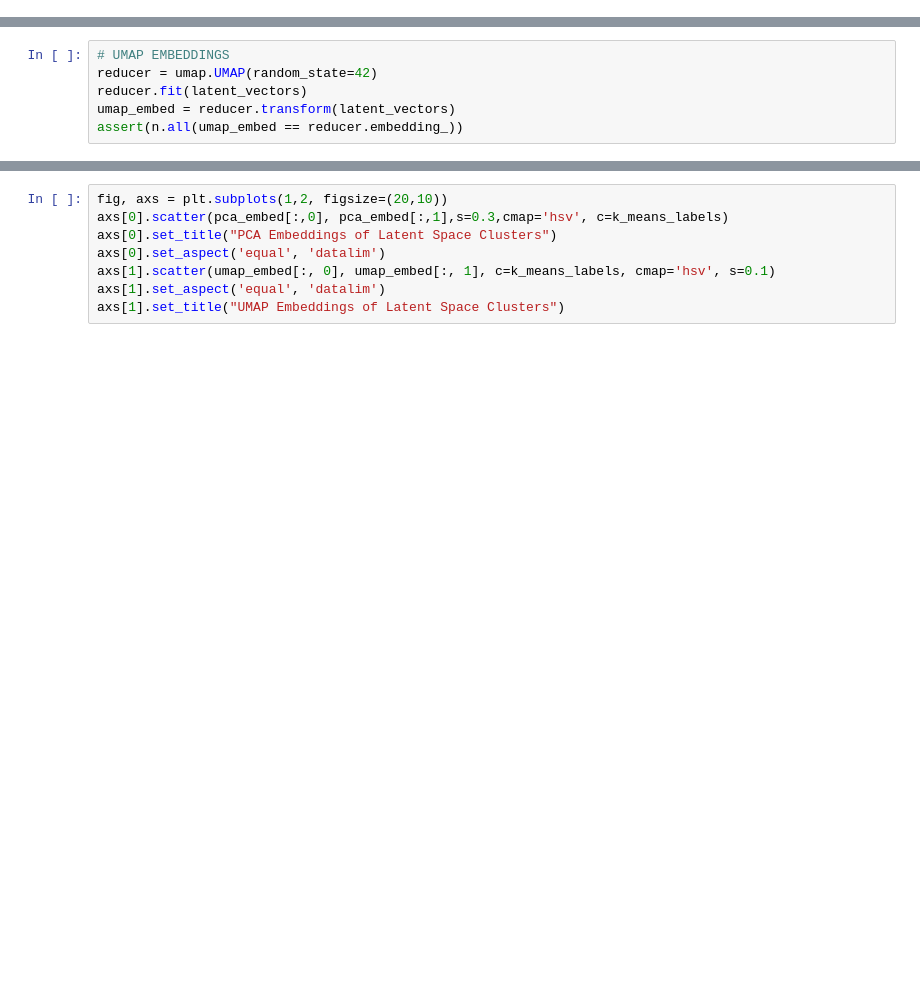
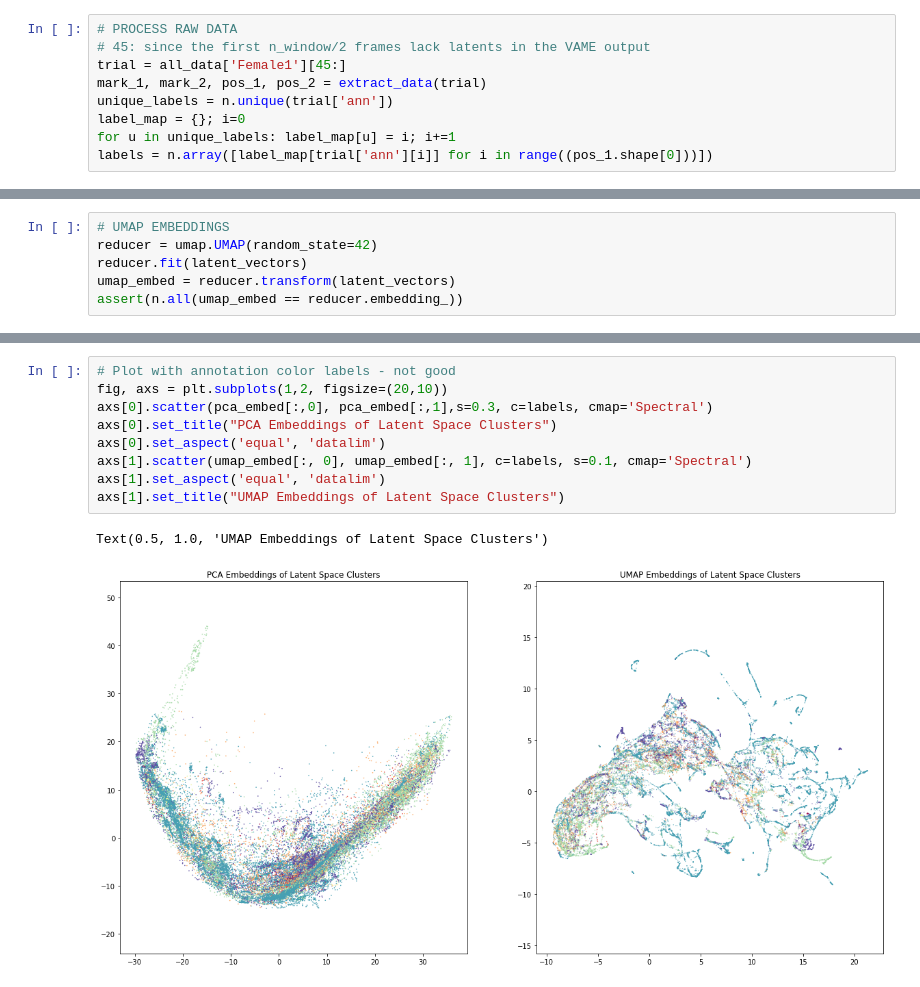
Before and after one commit to alihaydaroglu/swc-en-social, a Jupyter notebook: 12_vame_analysis.ipynb, the cells around one changed output, grey strips where cells are left out. Drawn from its saved outputs; the diff is of its cells as text; blank space fills up the shorter version.

```diff
--- a/12_vame_analysis.ipynb
+++ b/12_vame_analysis.ipynb
@@ -83,3 +78,12 @@ labels = trial['ann']
+# %%
+# PROCESS RAW DATA
+# 45: since the first n_window/2 frames lack latents in the VAME output
+trial = all_data['Female1'][45:]
+mark_1, mark_2, pos_1, pos_2 = extract_data(trial)
+unique_labels = n.unique(trial['ann'])
+label_map = {}; i=0
+for u in unique_labels: label_map[u] = i; i+=1
+labels = n.array([label_map[trial['ann'][i]] for i in range((pos_1.shape[0]))])
 # %%
 # LOAD VAME DATA
 path = '/mnt/d/single-mouse-f1-Nov20-2020/results/Female1/VAME/kmeans-15'
@@ -102,8 +125,12 @@ assert(n.all(umap_embed == reducer.embedding_))
 # %%
+# Plot with annotation color labels - not good
 fig, axs = plt.subplots(1,2, figsize=(20,10))
-axs[0].scatter(pca_embed[:,0], pca_embed[:,1],s=0.3,cmap='hsv', c=k_means_labels)
+axs[0].scatter(pca_embed[:,0], pca_embed[:,1],s=0.3, c=labels, cmap='Spectral')
 axs[0].set_title("PCA Embeddings of Latent Space Clusters")
 axs[0].set_aspect('equal', 'datalim')
-axs[1].scatter(umap_embed[:, 0], umap_embed[:, 1], c=k_means_labels, cmap='hsv', s=0.1)
+axs[1].scatter(umap_embed[:, 0], umap_embed[:, 1], c=labels, s=0.1, cmap='Spectral')
 axs[1].set_aspect('equal', 'datalim')
 axs[1].set_title("UMAP Embeddings of Latent Space Clusters")
+# %% [output]
+Text(0.5, 1.0, 'UMAP Embeddings of Latent Space Clusters')
+[figure, added]
```
Also changed, not shown: parts of 9 cells of this notebook, 5 other files.
